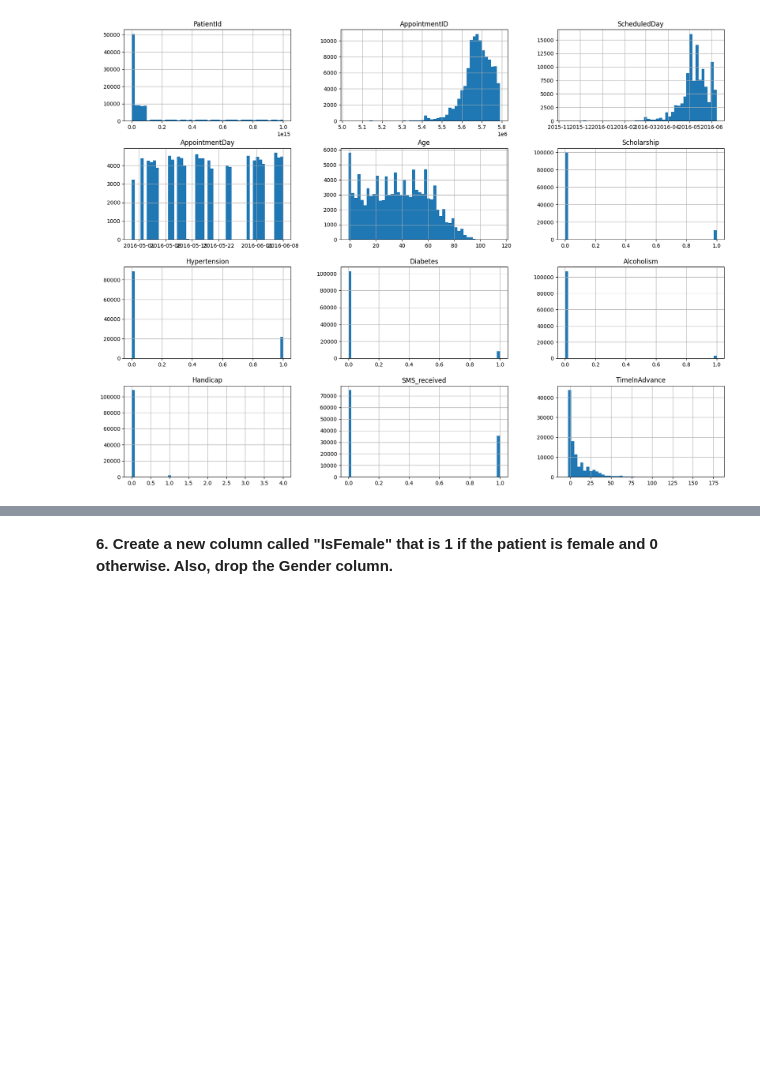
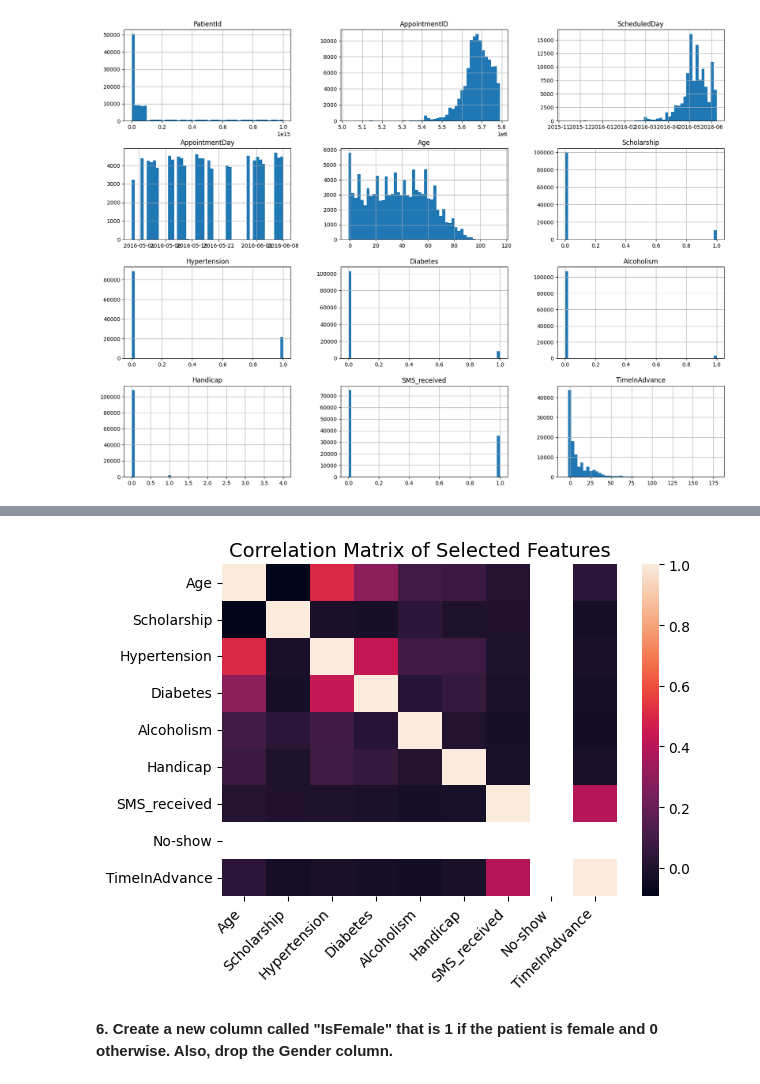
Before and after one commit to DotBion/techgb2336-dataSciBiz, a Jupyter notebook: Copy_of_HW2.ipynb, the cells around one changed output, grey strips where cells are left out. Cells and saved outputs as stored; diff of their text form; code cells hidden in the pictures; blank space fills up the shorter version.

```diff
--- a/Copy_of_HW2.ipynb
+++ b/Copy_of_HW2.ipynb
@@ -233,2 +244,19 @@ plt.show()
+# %%
+selected_columns = ['Age', 'Scholarship', 'Hypertension', 'Diabetes', 'Alcoholism',
+                    'Handicap', 'SMS_received', 'No-show', 'TimeInAdvance']
+noshows_copy['No-show'] = noshows_copy['No-show'].map({'No': 0, 'Yes': 1})
+correlation_matrix = noshows_copy[selected_columns].corr()
+# Create heatmap
+#plt.figure(figsize=(12, 10))  # Adjust figure size as needed
+sns.heatmap(correlation_matrix, xticklabels=correlation_matrix.columns, yticklabels=correlation_matrix.columns)
+#sns.heatmap(correlation_matrix, annot=True, cmap='coolwarm', fmt=".2f",linewidths=.5, annot_kws={"size": 10})
+
+plt.title('Correlation Matrix of Selected Features', fontsize=14)
+plt.xticks(rotation=45, ha='right', fontsize=10)  # Rotate x-axis labels
+plt.yticks(fontsize=10)
+plt.tight_layout()  # Adjust layout to prevent overlapping labels
+plt.show()
+# %% [output]
+[figure, added]
 # %% [markdown]
 **6. Create a new column called "IsFemale" that is 1 if the patient is female and 0 otherwise. Also, drop the Gender column.**
```
Also changed, not shown: parts of 23 cells of this notebook.
